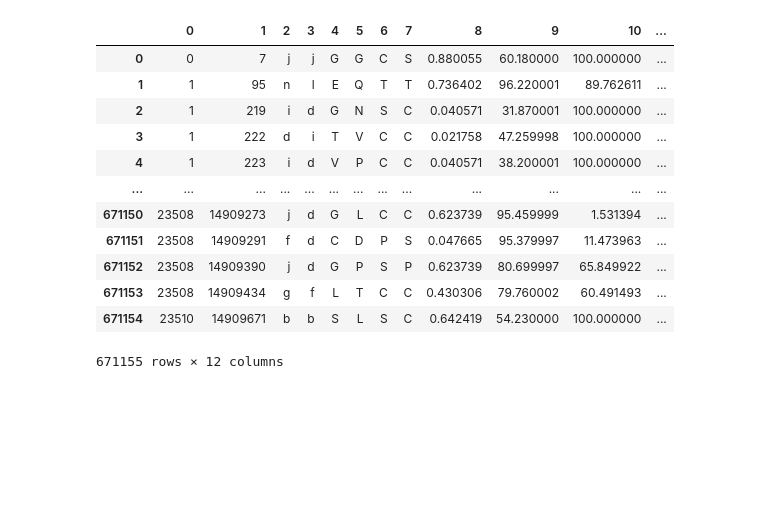
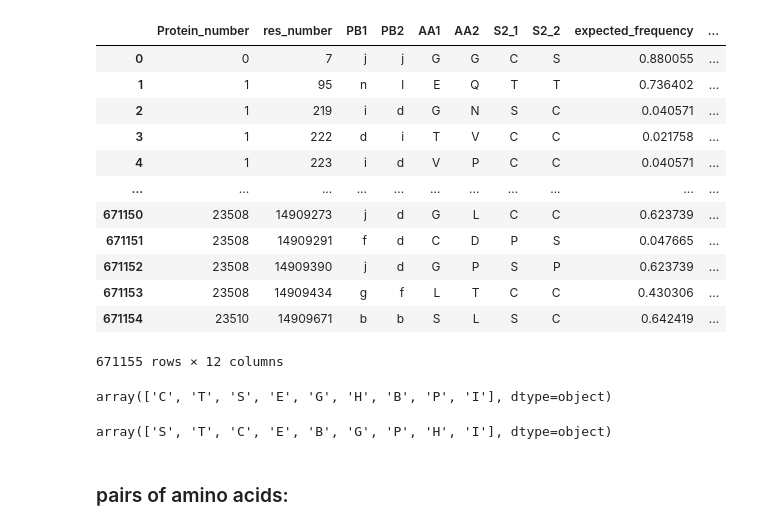
Before and after one commit to djurdjam02/DataMiningProject, a Jupyter notebook: project.ipynb, the cells around one changed output. Drawn from its saved outputs; the diff is of its cells as text; code cells hidden in the pictures; blank space fills up the shorter version.

Commit message:
feat: pairs of amino acids, secondary structures and combining results

```diff
--- a/project.ipynb
+++ b/project.ipynb
@@ -21,18 +26,30 @@ df
 # %%
-df = pd.read_csv("March_2024_AF2_01.txt", delim_whitespace=True, header=None)
+df2 = pd.read_csv("March_2024_AF2_01.txt", sep=r"\s+", header=None)
 # %%
-df
+df2.columns = ['Protein_number', 'res_number', 'PB1', 'PB2', 'AA1', 'AA2', 'S2_1', 'S2_2', 'expected_frequency', 'plDDT', 'RSA1', 'RSA2']
-# %% [output]
-|  | 0 | 1 | 2 | 3 | 4 | 5 | 6 | 7 | 8 | 9 | 10 | ... |
-| 0 | 0 | 7 | j | j | G | G | C | S | 0.880055 | 60.180000 | 100.000000 | ... |
-| 1 | 1 | 95 | n | l | E | Q | T | T | 0.736402 | 96.220001 | 89.762611 | ... |
-| 2 | 1 | 219 | i | d | G | N | S | C | 0.040571 | 31.870001 | 100.000000 | ... |
-| 3 | 1 | 222 | d | i | T | V | C | C | 0.021758 | 47.259998 | 100.000000 | ... |
-| 4 | 1 | 223 | i | d | V | P | C | C | 0.040571 | 38.200001 | 100.000000 | ... |
-| ... | ... | ... | ... | ... | ... | ... | ... | ... | ... | ... | ... | ... |
-| 671150 | 23508 | 14909273 | j | d | G | L | C | C | 0.623739 | 95.459999 | 1.531394 | ... |
-| 671151 | 23508 | 14909291 | f | d | C | D | P | S | 0.047665 | 95.379997 | 11.473963 | ... |
-| 671152 | 23508 | 14909390 | j | d | G | P | S | P | 0.623739 | 80.699997 | 65.849922 | ... |
-| 671153 | 23508 | 14909434 | g | f | L | T | C | C | 0.430306 | 79.760002 | 60.491493 | ... |
-| 671154 | 23510 | 14909671 | b | b | S | L | S | C | 0.642419 | 54.230000 | 100.000000 | ... |
-671155 rows × 12 columns
+# %%
+df2
+# %% [output]
+|  | Protein_number | res_number | PB1 | PB2 | AA1 | AA2 | S2_1 | S2_2 | expected_frequency | ... |
+| 0 | 0 | 7 | j | j | G | G | C | S | 0.880055 | ... |
+| 1 | 1 | 95 | n | l | E | Q | T | T | 0.736402 | ... |
+| 2 | 1 | 219 | i | d | G | N | S | C | 0.040571 | ... |
+| 3 | 1 | 222 | d | i | T | V | C | C | 0.021758 | ... |
+| 4 | 1 | 223 | i | d | V | P | C | C | 0.040571 | ... |
+| ... | ... | ... | ... | ... | ... | ... | ... | ... | ... | ... |
+| 671150 | 23508 | 14909273 | j | d | G | L | C | C | 0.623739 | ... |
+| 671151 | 23508 | 14909291 | f | d | C | D | P | S | 0.047665 | ... |
+| 671152 | 23508 | 14909390 | j | d | G | P | S | P | 0.623739 | ... |
+| 671153 | 23508 | 14909434 | g | f | L | T | C | C | 0.430306 | ... |
+| 671154 | 23510 | 14909671 | b | b | S | L | S | C | 0.642419 | ... |
+671155 rows × 12 columns
+# %%
+df2['S2_1'].unique()
+# %% [output]
+array(['C', 'T', 'S', 'E', 'G', 'H', 'B', 'P', 'I'], dtype=object)
+# %%
+df2['S2_2'].unique()
+# %% [output]
+array(['S', 'T', 'C', 'E', 'B', 'G', 'P', 'H', 'I'], dtype=object)
+# %% [markdown]
+### pairs of amino acids:
```
Also changed, not shown: parts of 16 cells of this notebook.
